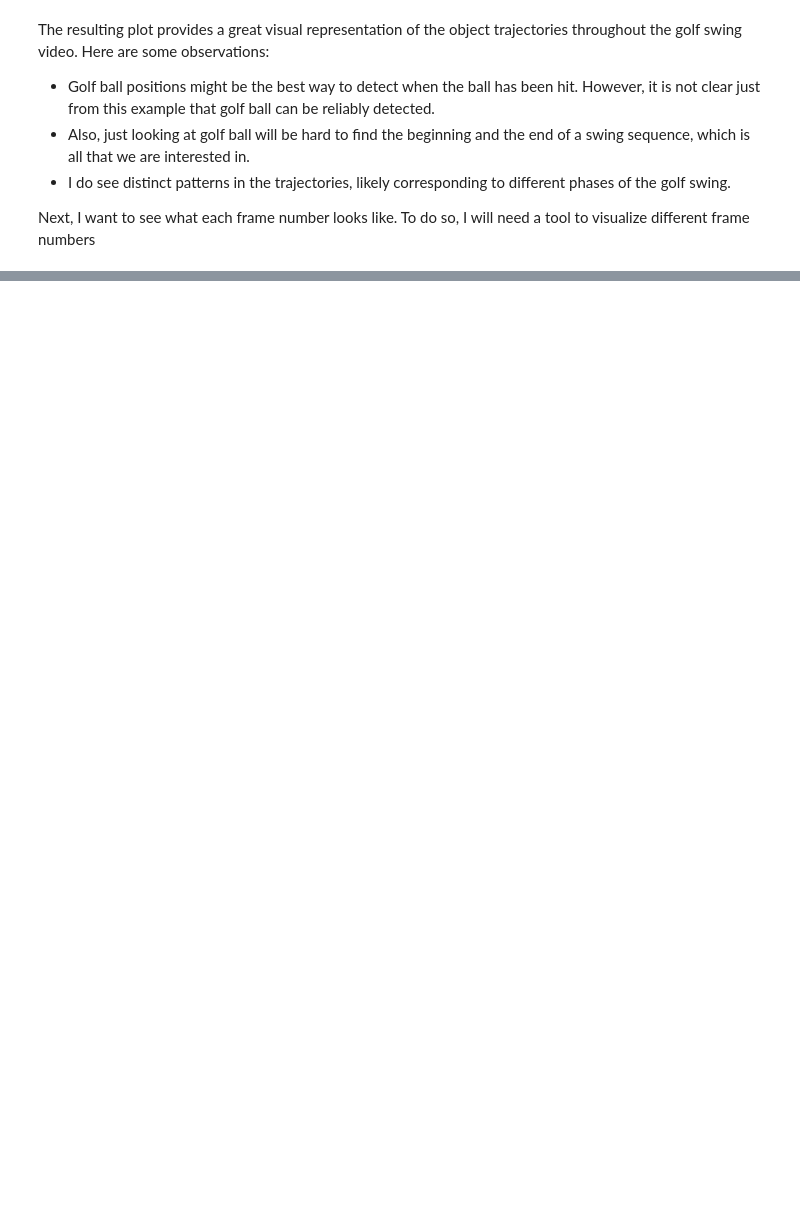
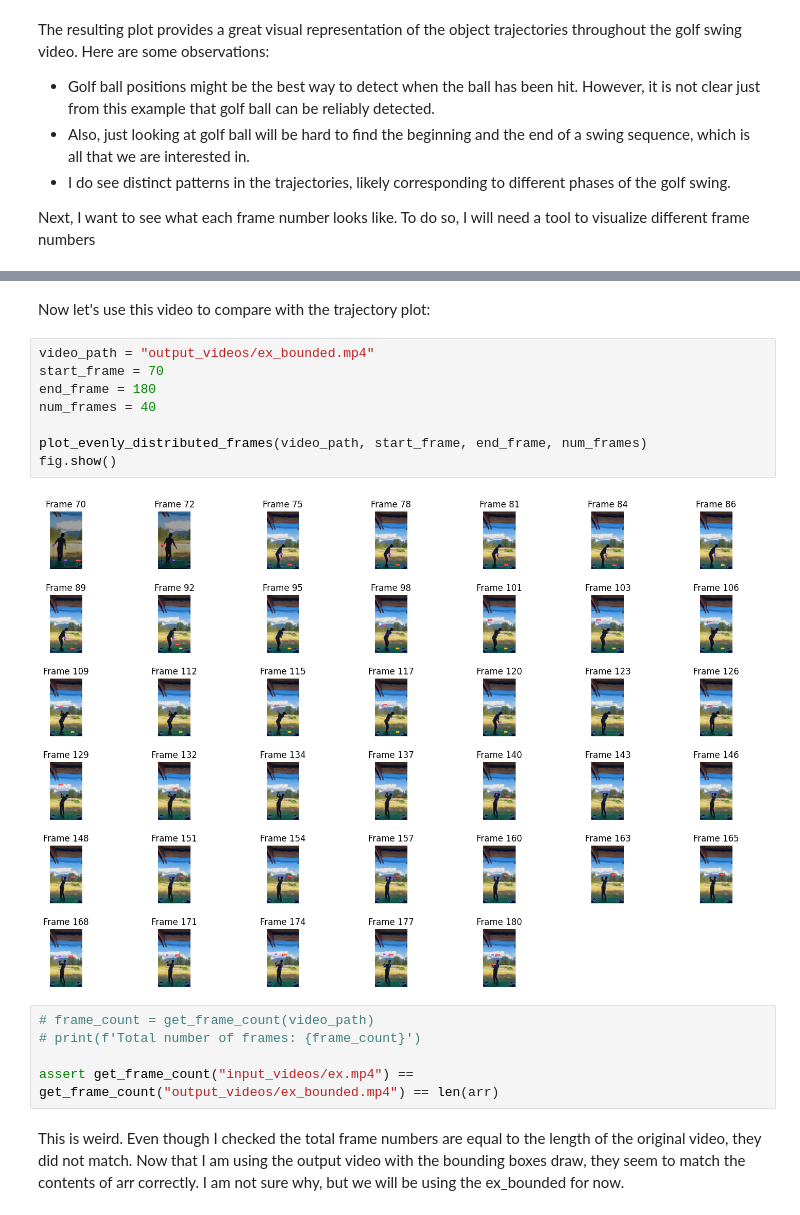
Before and after one commit to simonryu328/Golf-Swing-Extractor, a Jupyter notebook: inference.ipynb, the cells around one changed output, grey strips where cells are left out. Cells and saved outputs as stored; diff of their text form; blank space fills up the shorter version.

```diff
--- a/inference.ipynb
+++ b/inference.ipynb
@@ -290,0 +324,19 @@ plot_specific_frames(video_path, start_index, num_frames, interval)
+# %% [markdown]
+Now let's use this video to compare with the trajectory plot:
+# %%
+video_path = "output_videos/ex_bounded.mp4"
+start_frame = 70
+end_frame = 180
+num_frames = 40
+
+plot_evenly_distributed_frames(video_path, start_frame, end_frame, num_frames)
+fig.show()
+# %% [output]
+[figure, added]
+# %%
+# frame_count = get_frame_count(video_path)
+# print(f'Total number of frames: {frame_count}')
+
+assert get_frame_count("input_videos/ex.mp4") == get_frame_count("output_videos/ex_bounded.mp4") == len(arr)
+# %% [markdown]
+This is weird. Even though I checked the total frame numbers are equal to the length of the original video, they did not match. Now that I am using the output video with the bounding boxes draw, they seem to match the contents of arr correctly. I am not sure why, but we will be using the ex_bounded for now.
```
Also changed, not shown: parts of 11 cells of this notebook, 2 other files.
